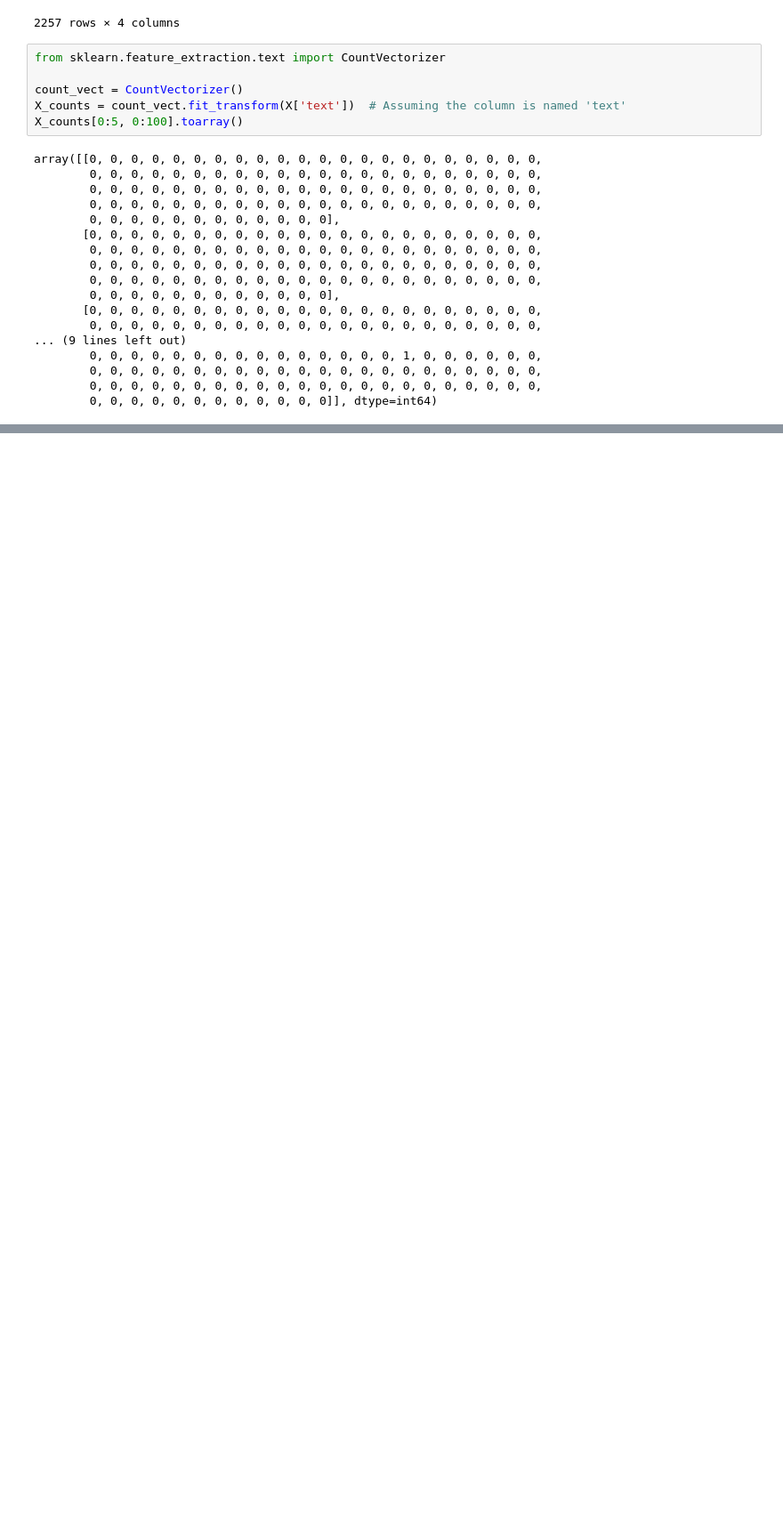
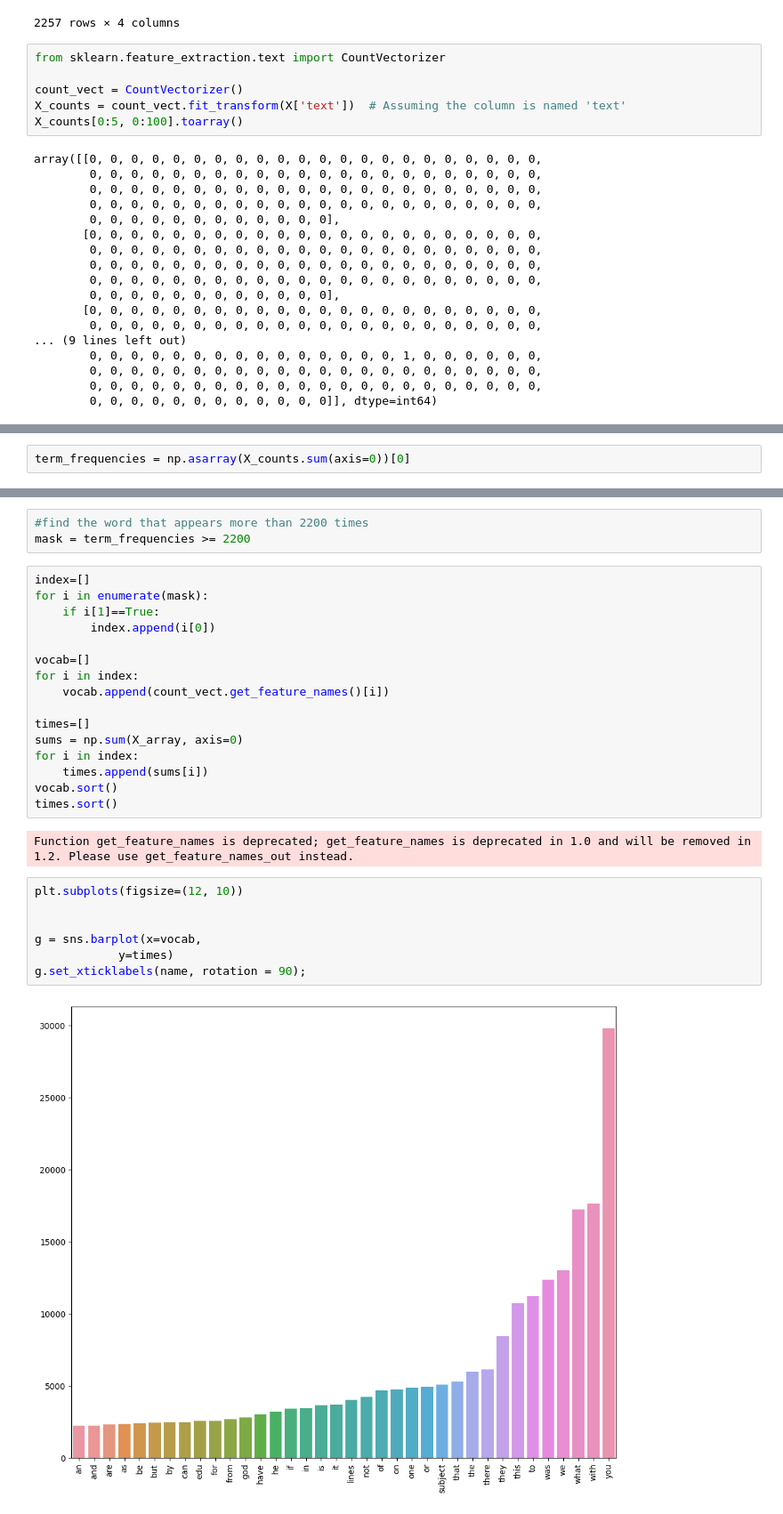
Before and after one commit to JuliaYunn/DM2023-Lab1-Master, a Jupyter notebook: Homework/DM2023-Lab1-Homework.ipynb, the cells around one changed output, grey strips where cells are left out. Shown at 89% size. Cells and saved outputs as stored; diff of their text form; blank space fills up the shorter version.

```diff
--- a/Homework/DM2023-Lab1-Homework.ipynb
+++ b/Homework/DM2023-Lab1-Homework.ipynb
@@ -358,0 +698,2 @@ array([[0, 0, 0, 0, 0, 0, 0, 0, 0, 0, 0, 0, 0, 0, 0, 0, 0, 0, 0, 0, 0, 0,
+# %%
+term_frequencies = np.asarray(X_counts.sum(axis=0))[0]
@@ -358,0 +726,30 @@ array([[0, 0, 0, 0, 0, 0, 0, 0, 0, 0, 0, 0, 0, 0, 0, 0, 0, 0, 0, 0, 0, 0,
+# %%
+#find the word that appears more than 2200 times
+mask = term_frequencies >= 2200
+# %%
+index=[]
+for i in enumerate(mask):
+    if i[1]==True:
+        index.append(i[0])
+
+vocab=[]
+for i in index:
+    vocab.append(count_vect.get_feature_names()[i])
+
+times=[]
+sums = np.sum(X_array, axis=0)
+for i in index:
+    times.append(sums[i])
+vocab.sort()
+times.sort()
+# %% [output]
+Function get_feature_names is deprecated; get_feature_names is deprecated in 1.0 and will be removed in 1.2. Please use get_feature_names_out instead.
+# %%
+plt.subplots(figsize=(12, 10))
+
+
+g = sns.barplot(x=vocab,
+            y=times)
+g.set_xticklabels(name, rotation = 90);
+# %% [output]
+[figure, added]
```
Also changed, not shown: parts of 51 cells of this notebook, 9 other files.
